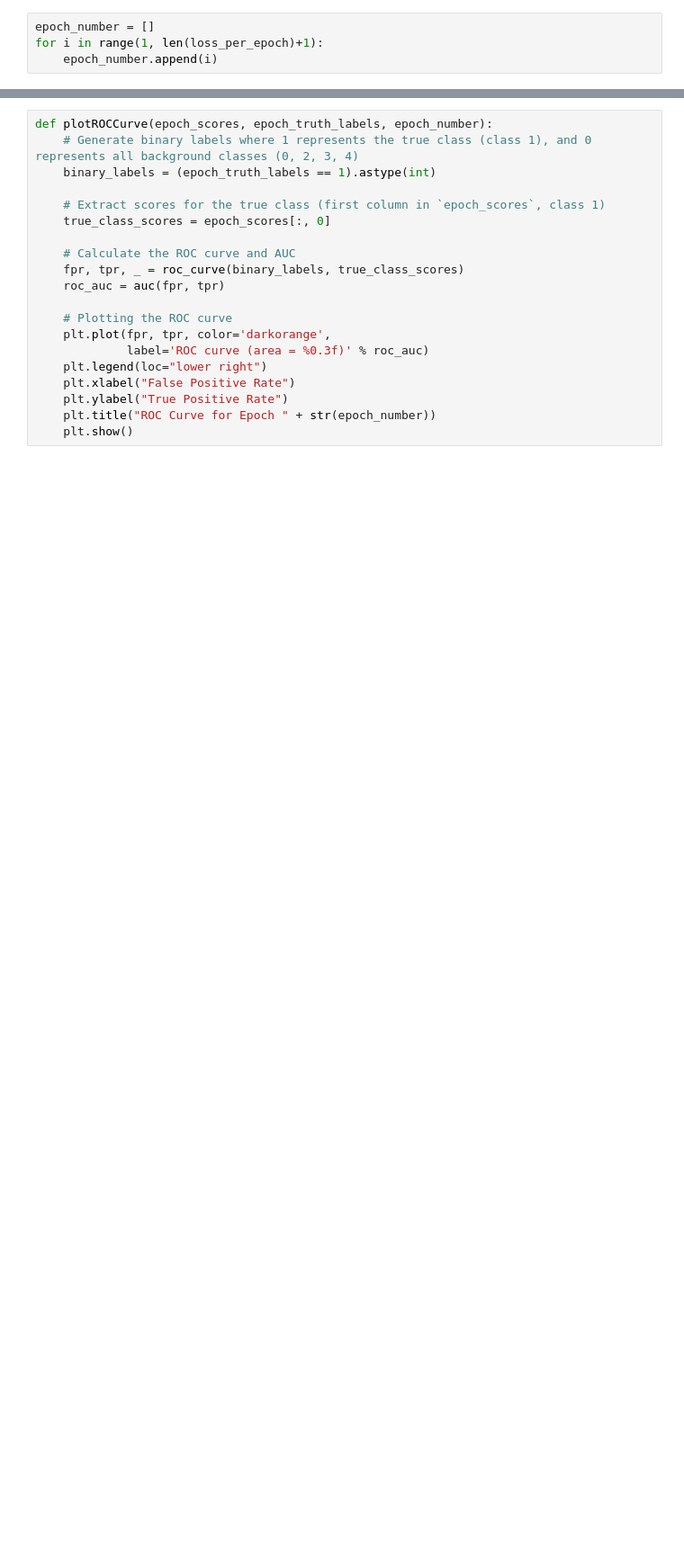
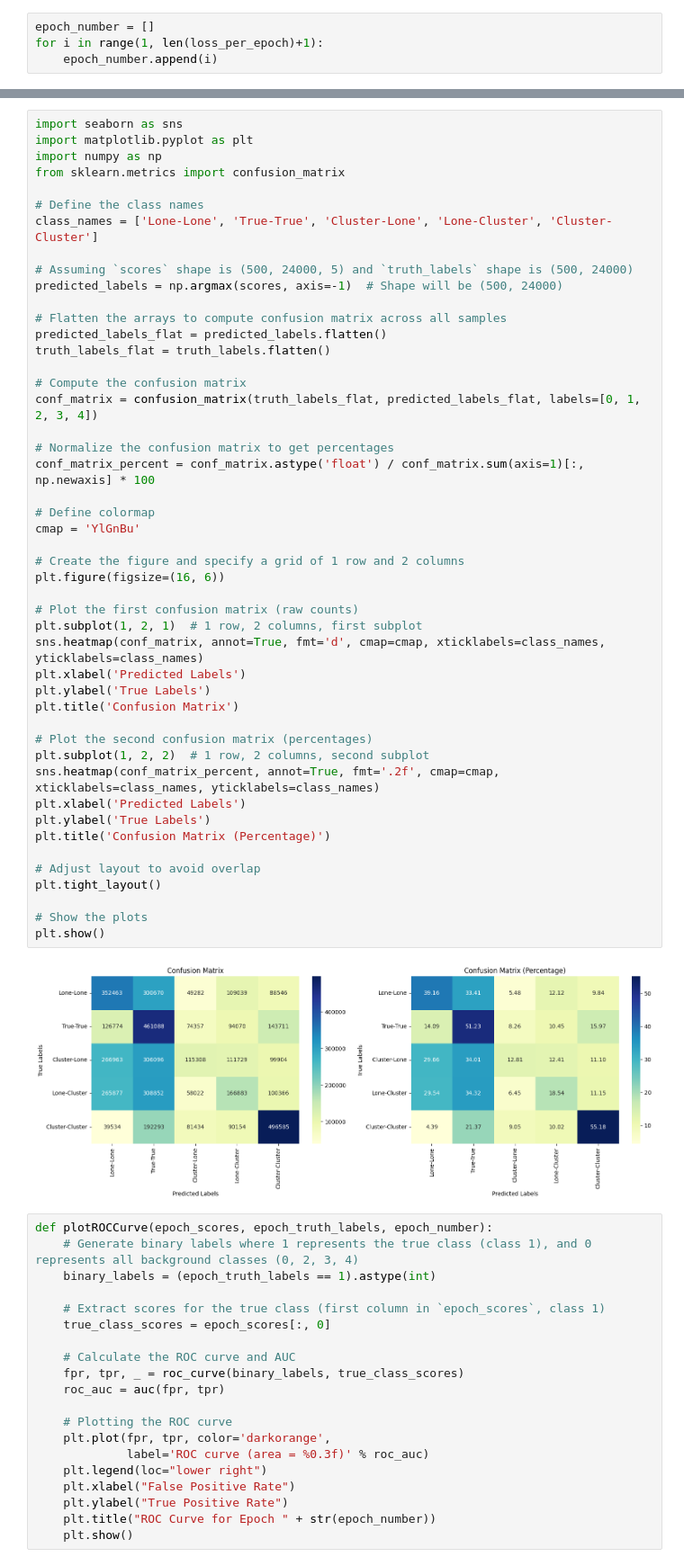
Before and after one commit to ksjones3/CodeRefactor, a Jupyter notebook: RunningAllEvents.ipynb, the cells around one changed output, grey strips where cells are left out. Shown at 90% size. Drawn from its saved outputs; the diff is of its cells as text; blank space fills up the shorter version.

```diff
--- a/RunningAllEvents.ipynb
+++ b/RunningAllEvents.ipynb
@@ -1254,3 +1459,52 @@ plt.show()
+# %%
+import seaborn as sns
+import matplotlib.pyplot as plt
+import numpy as np
+from sklearn.metrics import confusion_matrix
+
+# Define the class names
+class_names = ['Lone-Lone', 'True-True', 'Cluster-Lone', 'Lone-Cluster', 'Cluster-Cluster']
+
+# Assuming `scores` shape is (500, 24000, 5) and `truth_labels` shape is (500, 24000)
+predicted_labels = np.argmax(scores, axis=-1)  # Shape will be (500, 24000)
+
+# Flatten the arrays to compute confusion matrix across all samples
+predicted_labels_flat = predicted_labels.flatten()
+truth_labels_flat = truth_labels.flatten()
+
+# Compute the confusion matrix
+conf_matrix = confusion_matrix(truth_labels_flat, predicted_labels_flat, labels=[0, 1, 2, 3, 4])
+
+# Normalize the confusion matrix to get percentages
+conf_matrix_percent = conf_matrix.astype('float') / conf_matrix.sum(axis=1)[:, np.newaxis] * 100
+
+# Define colormap
+cmap = 'YlGnBu'
+
+# Create the figure and specify a grid of 1 row and 2 columns
+plt.figure(figsize=(16, 6))
+
+# Plot the first confusion matrix (raw counts)
+plt.subplot(1, 2, 1)  # 1 row, 2 columns, first subplot
+sns.heatmap(conf_matrix, annot=True, fmt='d', cmap=cmap, xticklabels=class_names, yticklabels=class_names)
+plt.xlabel('Predicted Labels')
+plt.ylabel('True Labels')
+plt.title('Confusion Matrix')
+
+# Plot the second confusion matrix (percentages)
+plt.subplot(1, 2, 2)  # 1 row, 2 columns, second subplot
+sns.heatmap(conf_matrix_percent, annot=True, fmt='.2f', cmap=cmap, xticklabels=class_names, yticklabels=class_names)
+plt.xlabel('Predicted Labels')
+plt.ylabel('True Labels')
+plt.title('Confusion Matrix (Percentage)')
+
+# Adjust layout to avoid overlap
+plt.tight_layout()
+
+# Show the plots
+plt.show()
+# %% [output]
+[figure, added]
 # %%
 def plotROCCurve(epoch_scores, epoch_truth_labels, epoch_number):
     # Generate binary labels where 1 represents the true class (class 1), and 0 represents all background classes (0, 2, 3, 4)
```
Also changed, not shown: parts of 29 cells of this notebook.
